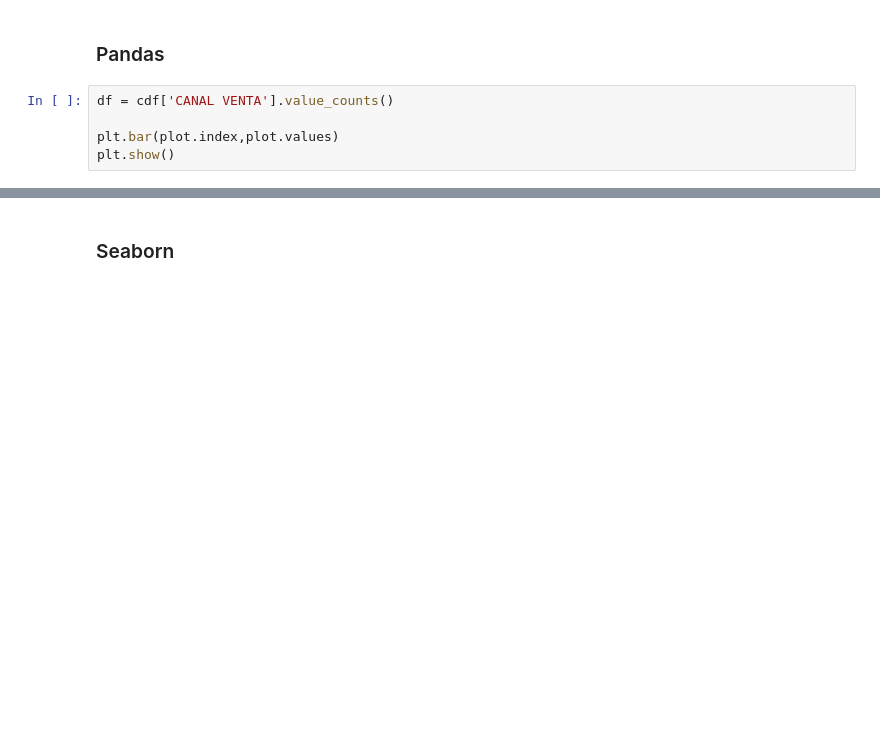
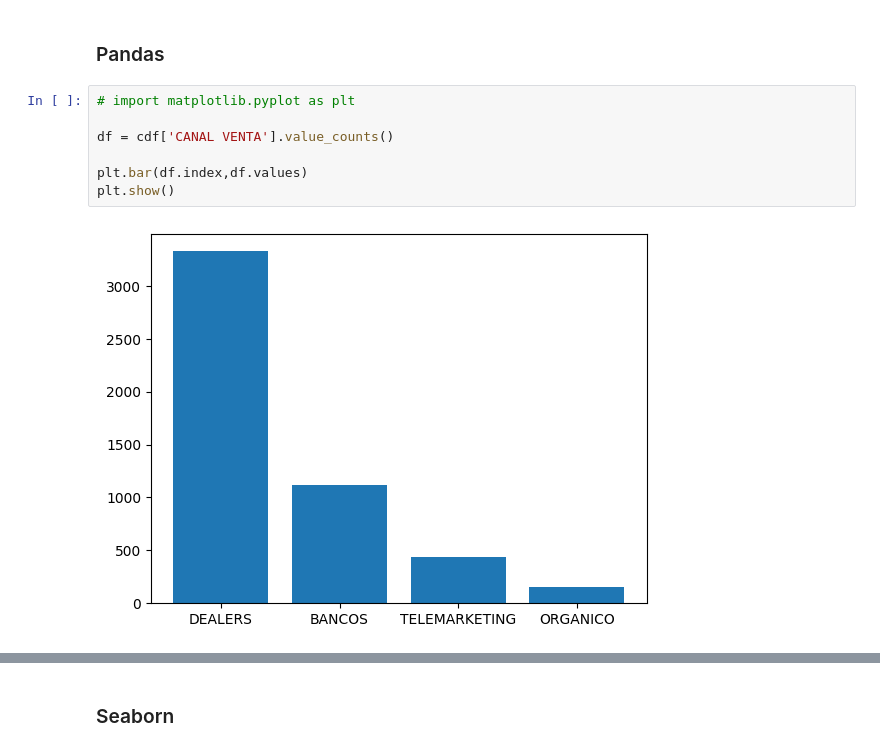
Before and after one commit to Ncast07/Python_2023, a Jupyter notebook: 12_EDA_parte1.ipynb, the cells around one changed output, grey strips where cells are left out. Cells and saved outputs as stored; diff of their text form; blank space fills up the shorter version.

```diff
--- a/12_EDA_parte1.ipynb
+++ b/12_EDA_parte1.ipynb
@@ -216,8 +369,12 @@ cdf.astype({
 # %% [markdown]
 ### Pandas
 # %%
+# import matplotlib.pyplot as plt
+
 df = cdf['CANAL VENTA'].value_counts()
 
-plt.bar(plot.index,plot.values)
+plt.bar(df.index,df.values)
 plt.show()
+# %% [output]
+[figure, added]
 # %%
```
Also changed, not shown: parts of 30 cells of this notebook.
